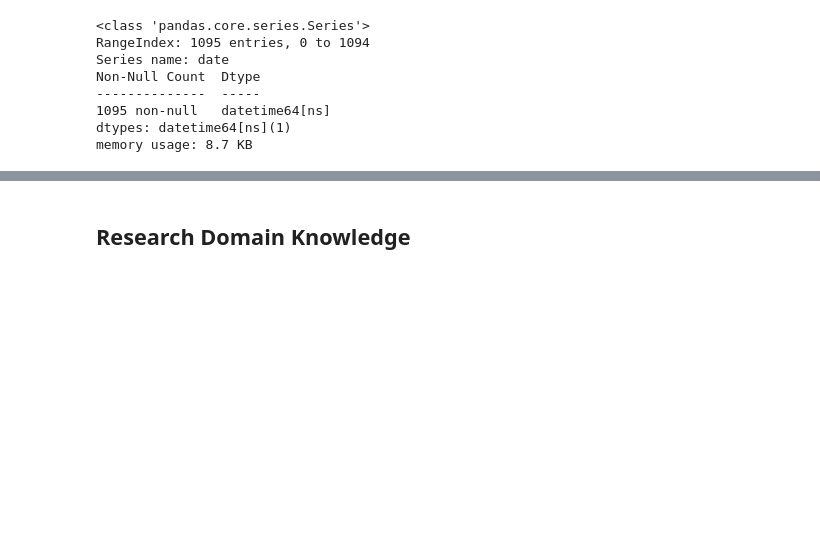
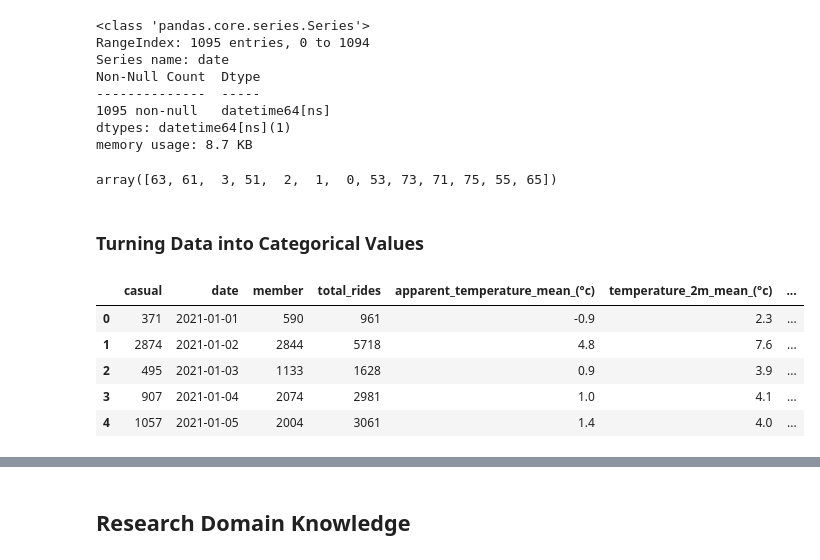
Before and after one commit to marcosmicozzi/my_code, a Jupyter notebook: m1p03_daily_weather.ipynb, the cells around one changed output, grey strips where cells are left out. Saved outputs shown, nothing was run; the diff lists cells and outputs as text; code cells hidden in the pictures; blank space fills up the shorter version.

```diff
--- a/m1p03_daily_weather.ipynb
+++ b/m1p03_daily_weather.ipynb
@@ -163,3 +121,18 @@ Non-Null Count  Dtype
 1095 non-null   datetime64[ns]
 dtypes: datetime64[ns](1)
 memory usage: 8.7 KB
+# %%
+df_dailyweather['weathercode_(wmo code)'].unique()
+# %% [output]
+array([63, 61,  3, 51,  2,  1,  0, 53, 73, 71, 75, 55, 65])
+# %% [markdown]
+### Turning Data into Categorical Values
+# %%
+df_dailyweather.head()
+# %% [output]
+|  | casual | date | member | total_rides | apparent_temperature_mean_(°c) | temperature_2m_mean_(°c) | ... |
+| 0 | 371 | 2021-01-01 | 590 | 961 | -0.9 | 2.3 | ... |
+| 1 | 2874 | 2021-01-02 | 2844 | 5718 | 4.8 | 7.6 | ... |
+| 2 | 495 | 2021-01-03 | 1133 | 1628 | 0.9 | 3.9 | ... |
+| 3 | 907 | 2021-01-04 | 2074 | 2981 | 1.0 | 4.1 | ... |
+| 4 | 1057 | 2021-01-05 | 2004 | 3061 | 1.4 | 4.0 | ... |
```
Also changed, not shown: parts of 14 cells of this notebook.
